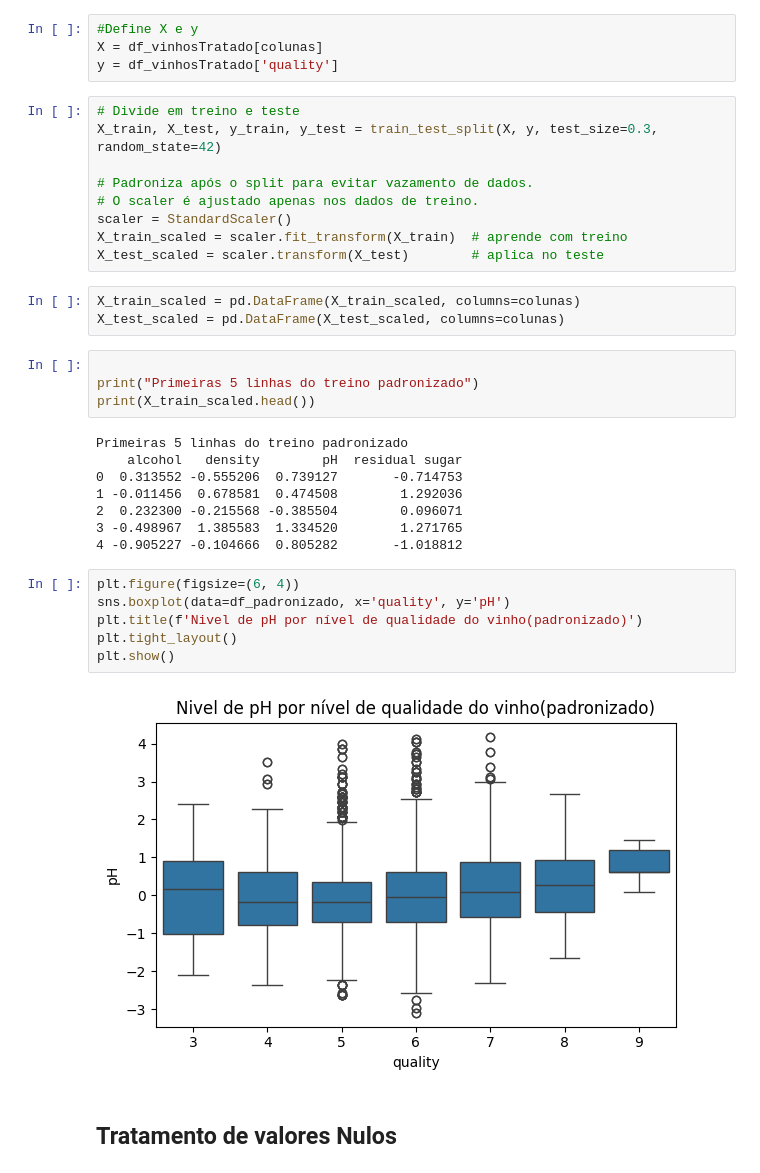
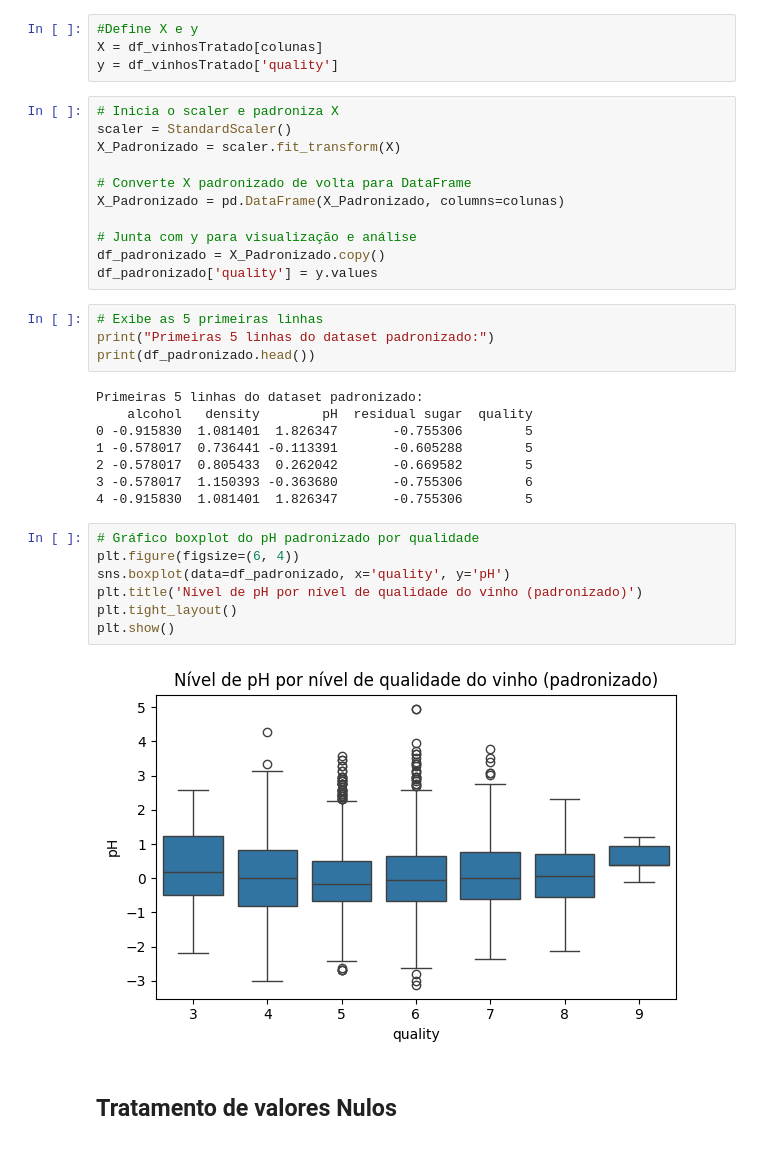
Before and after one commit to Jaq-code/MVP-Analise-de-Dados, a Jupyter notebook: MVP_Analise_de_Dados.ipynb, the cells around one changed output. Cells and saved outputs as stored; diff of their text form.

```diff
--- a/MVP_Analise_de_Dados.ipynb
+++ b/MVP_Analise_de_Dados.ipynb
@@ -312,38 +312,38 @@ scaler = StandardScaler()
 #Define X e y
 X = df_vinhosTratado[colunas]
 y = df_vinhosTratado['quality']
-# %%
-# Divide em treino e teste
-X_train, X_test, y_train, y_test = train_test_split(X, y, test_size=0.3, random_state=42)
-
-# Padroniza após o split para evitar vazamento de dados.
-# O scaler é ajustado apenas nos dados de treino.
-scaler = StandardScaler()
-X_train_scaled = scaler.fit_transform(X_train)  # aprende com treino
-X_test_scaled = scaler.transform(X_test)        # aplica no teste
-# %%
-X_train_scaled = pd.DataFrame(X_train_scaled, columns=colunas)
-X_test_scaled = pd.DataFrame(X_test_scaled, columns=colunas)
+# %%
+# Inicia o scaler e padroniza X
+scaler = StandardScaler()
+X_Padronizado = scaler.fit_transform(X)
+
+# Converte X padronizado de volta para DataFrame
+X_Padronizado = pd.DataFrame(X_Padronizado, columns=colunas)
+
+# Junta com y para visualização e análise
+df_padronizado = X_Padronizado.copy()
+df_padronizado['quality'] = y.values
 # %%
-
-print("Primeiras 5 linhas do treino padronizado")
-print(X_train_scaled.head())
+# Exibe as 5 primeiras linhas
+print("Primeiras 5 linhas do dataset padronizado:")
+print(df_padronizado.head())
 # %% [output]
-Primeiras 5 linhas do treino padronizado
-    alcohol   density        pH  residual sugar
-0  0.313552 -0.555206  0.739127       -0.714753
-1 -0.011456  0.678581  0.474508        1.292036
-2  0.232300 -0.215568 -0.385504        0.096071
-3 -0.498967  1.385583  1.334520        1.271765
-4 -0.905227 -0.104666  0.805282       -1.018812
+Primeiras 5 linhas do dataset padronizado:
+    alcohol   density        pH  residual sugar  quality
+0 -0.915830  1.081401  1.826347       -0.755306        5
+1 -0.578017  0.736441 -0.113391       -0.605288        5
+2 -0.578017  0.805433  0.262042       -0.669582        5
+3 -0.578017  1.150393 -0.363680       -0.755306        6
+4 -0.915830  1.081401  1.826347       -0.755306        5
 # %%
+# Gráfico boxplot do pH padronizado por qualidade
 plt.figure(figsize=(6, 4))
 sns.boxplot(data=df_padronizado, x='quality', y='pH')
-plt.title(f'Nivel de pH por nível de qualidade do vinho(padronizado)')
+plt.title('Nível de pH por nível de qualidade do vinho (padronizado)')
 plt.tight_layout()
 plt.show()
 # %% [output]
-[figure, old version]
+[figure, new version]
 # %% [markdown]
 ## Tratamento de valores Nulos
 # %%
```
Also changed, not shown: parts of 4 cells of this notebook.
